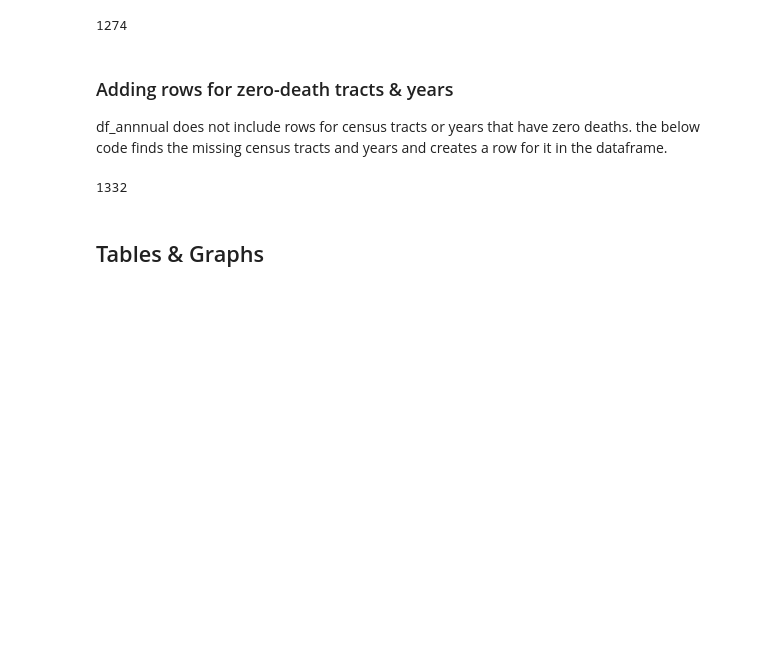
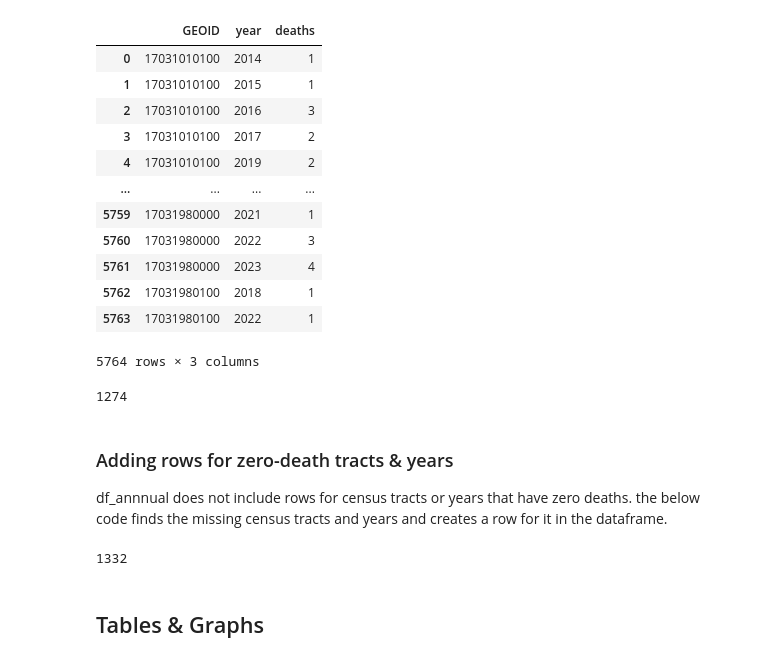
Before and after one commit to tufts-ml/opioid-overdose-models, a Jupyter notebook: cook-county/cook-county-annual .ipynb, the cells around one changed output. Cells and saved outputs as stored; diff of their text form; code cells hidden in the pictures; blank space fills up the shorter version.

```diff
--- a/cook-county/cook-county-annual .ipynb
+++ b/cook-county/cook-county-annual .ipynb
@@ -11,4 +11,23 @@ import sklearn
 %store -r CC_nodeaths
 # %%
-df_annual = d.groupby(['tract_geoID', 'year']).size().reset_index(name='deaths_sum')
+columns_to_keep = ['STATEFP', 'COUNTYFP', 'TRACTCE','NAME', 'NAMELSAD', 'MTFCC', 'FUNCSTAT', 'ALAND', 'AWATER',
+       'INTPTLAT', 'INTPTLON', 'geometry']
+
+gdf_annual = cook_county_gdf.groupby(['GEOID', 'year']).size().reset_index(name='deaths')
+# %%
+gdf_annual
+# %% [output]
+|  | GEOID | year | deaths |
+| 0 | 17031010100 | 2014 | 1 |
+| 1 | 17031010100 | 2015 | 1 |
+| 2 | 17031010100 | 2016 | 3 |
+| 3 | 17031010100 | 2017 | 2 |
+| 4 | 17031010100 | 2019 | 2 |
+| ... | ... | ... | ... |
+| 5759 | 17031980000 | 2021 | 1 |
+| 5760 | 17031980000 | 2022 | 3 |
+| 5761 | 17031980000 | 2023 | 4 |
+| 5762 | 17031980100 | 2018 | 1 |
+| 5763 | 17031980100 | 2022 | 1 |
+5764 rows × 3 columns
 # %%
```
Also changed, not shown: parts of 2 cells of this notebook, 1 other file.
